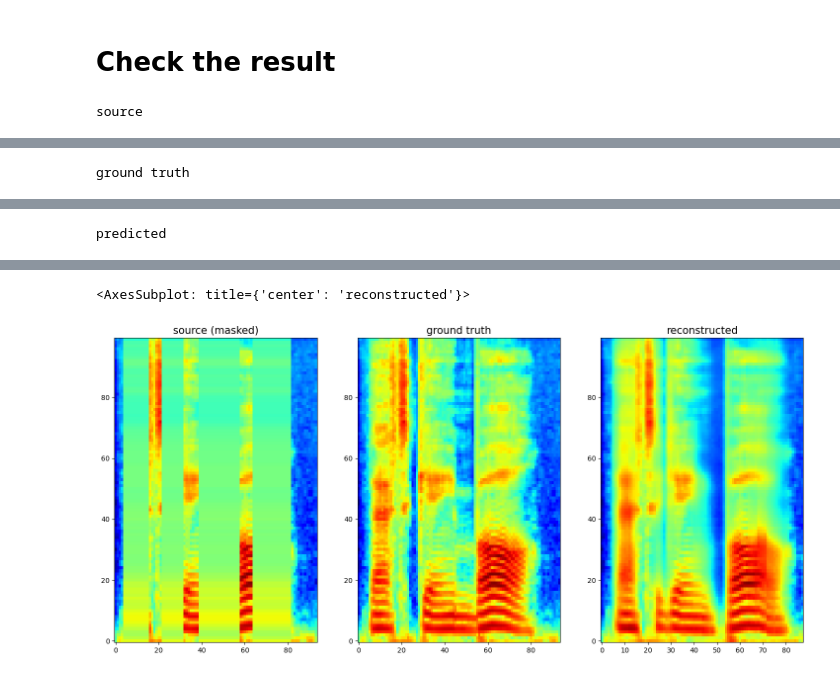
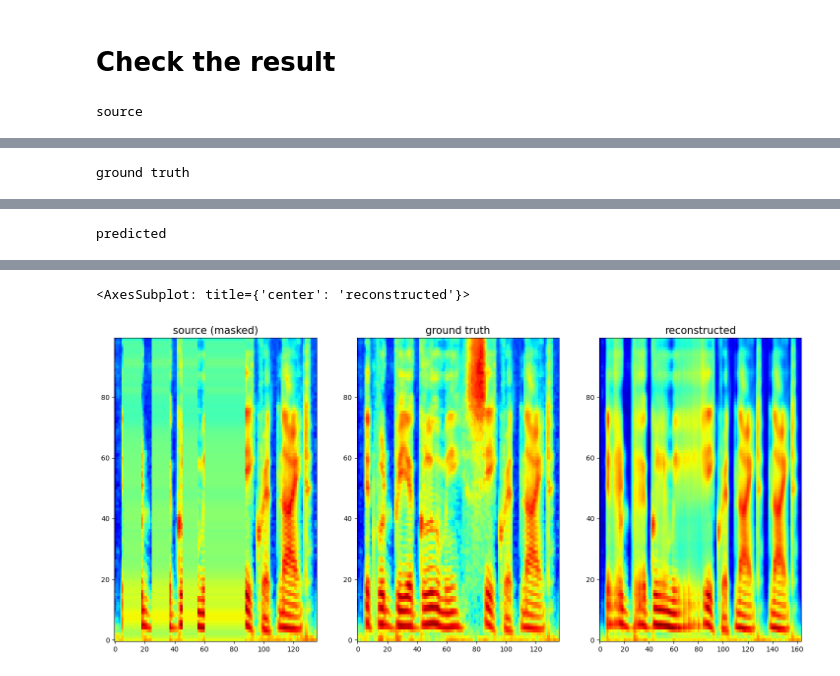
Before and after one commit to shinshoji01/seq2seq-vc, a Jupyter notebook: notebooks/04-A_inference.ipynb, the cells around one changed output, grey strips where cells are left out. Saved outputs shown, nothing was run; the diff lists cells and outputs as text; code cells hidden in the pictures.

```diff
--- a/notebooks/04-A_inference.ipynb
+++ b/notebooks/04-A_inference.ipynb
@@ -55,15 +57,26 @@ scaler_filename = f"ckpts/scalers/LibriTTS-R.save"
 scaler = joblib.load(scaler_filename)
 # %%
+### fs = 24000 ###
 # checkpoint_path = "/mntcephfs/lab_data/shoinoue/Models/trained_models/AC_01/ckpts/pretraining_add_LibriTTS-R/checkpoint-100000steps.pkl"
-checkpoint_path = "/mntcephfs/lab_data/shoinoue/Models/trained_models/AC_01/ckpts/pretraining_concatenation_LibriTTS-R/checkpoint-200000steps.pkl"
+# checkpoint_path = "/mntcephfs/lab_data/shoinoue/Models/trained_models/AC_01/ckpts/pretraining_concatenation_LibriTTS-R/checkpoint-200000steps.pkl"
 # checkpoint_path = "/mntcephfs/lab_data/shoinoue/Models/trained_models/AC_01/ckpts/pretraining_addition_LibriTTS-R/checkpoint-200000steps.pkl"
 # checkpoint_path = "/mntcephfs/lab_data/shoinoue/Models/trained_models/AC_01/ckpts/pretraining_test/checkpoint-80000steps.pkl"
+
+### fs = 16000 ###
+checkpoint_path = "/mntcephfs/lab_data/shoinoue/Models/trained_models/AC_01/ckpts_16000/pretraining_nocondition_LibriTTS-R_melmel_smaller/checkpoint-300000steps.pkl"
+
+if "smaller" in checkpoint_path:
+    size = "smaller"
+elif "small" in checkpoint_path:
+    size = "small"
+else:
+    size = ""
 
 args = {}
 args["rank"] = 0
 args["checkpoint"] = checkpoint_path
 args["outdir"] = os.path.dirname(args["checkpoint"]) + "/"
-args["config_path"] = "./../egs/l2-arctic/cascade/conf/m2mvtn.melmel.yaml"
+args["config_path"] = f"./../egs/l2-arctic/cascade/conf/{size}m2mvtn.melmel.yaml"
 args["init_checkpoint"] = ""
 args["resume"] = ""
 args["distributed"] = False
@@ -75,14 +88,19 @@ with open(args.config_path) as f:
 config.update(vars(args))
 
 # Customization
-config["model_params"]["conditiontype"] = "add" if "add" in args.checkpoint else "concat"
+if "addition" in checkpoint_path:
+    config["model_params"]["conditiontype"] = "add"
+elif "concatenation" in checkpoint_path:
+    config["model_params"]["conditiontype"] = "concat"
+elif "nocondition" in checkpoint_path:
+    config["model_params"]["conditiontype"] = "nocondition"
 # %%
 device = torch.device("cuda")
 torch.backends.cudnn.benchmark = True
 torch.cuda.set_device(args.rank)
 
 ### Dataset Preparation ###
-dataset = PretrainingMelDataset(feat_base_dir, dataset_dir, scaler, "test", defiling_ratio=[1.0,0.0,0.0])
+dataset = PretrainingMelDataset(feat_base_dir, dataset_dir, [scaler, scaler], "test", defiling_ratio=[1.0,0.0,0.0])
 # Get only the short audio
 target_length = 150
 lengths = []
@@ -100,8 +118,8 @@ model = model.eval().to(device)
 
 ### Vocoder Preparation ###
 data_dir = "/mntcephfs/lab_data/shoinoue/"
-fs = 24000
-# fs = 16000
+# fs = 24000
+fs = 16000
 
 if fs==24000:
     config_path = f"{data_dir}Models/trained_models/vocos/24k/config.yaml"
@@ -163,7 +181,7 @@ with torch.no_grad(), tqdm(dataset, desc="[decode]") as pbar:
 # %% [markdown]
 # Check the result
 # %%
-utt_id = dataset.files[4]
+utt_id = dataset.files[0]
 utt_basename = os.path.basename(utt_id)[:-4]
 data = dataset[dataset.files.index(utt_id)]
 
@@ -171,31 +189,31 @@ imelpath = os.path.join(config["outdir"], "mel", f"input_{utt_basename}.npy")
 omelpath = os.path.join(config["outdir"], "mel", f"output_{utt_basename}.npy")
 wavpath = os.path.join(config["outdir"], "wav", f"{utt_basename}.wav")
 predmel = np.load(omelpath)
 predwav, sr = torchaudio.load(wavpath)
 gtmel = data["trg_feat"]
 gtmel = scaler.inverse_transform(gtmel)
 gtwav = vocoder.decode(torch.tensor(gtmel.T).unsqueeze(0))
 sourcemel = np.load(imelpath)
 sourcewav = vocoder.decode(torch.tensor(sourcemel.T).unsqueeze(0))
 
 %matplotlib inline
 fig = plt.figure(figsize=(18, 8))
 print("source")
 play_audio(sourcewav, fs)
 print("ground truth")
 play_audio(gtwav, fs)
 print("predicted")
 play_audio(predwav, sr)
 
 plot_spectrogram(sourcemel.T, fig, (1,3,1), title="source (masked)")
 plot_spectrogram(gtmel.T, fig, (1,3,2), title="ground truth")
 plot_spectrogram(predmel.T, fig, (1,3,3), title="reconstructed")
 # %% [output]
 source
 [interactive output not drawn]
 ground truth
 [interactive output not drawn]
 predicted
 [interactive output not drawn]
 <AxesSubplot: title={'center': 'reconstructed'}>
-[figure, old version]
+[figure, new version]
```
Also changed, not shown: parts of 3 cells of this notebook, 49 other files.
